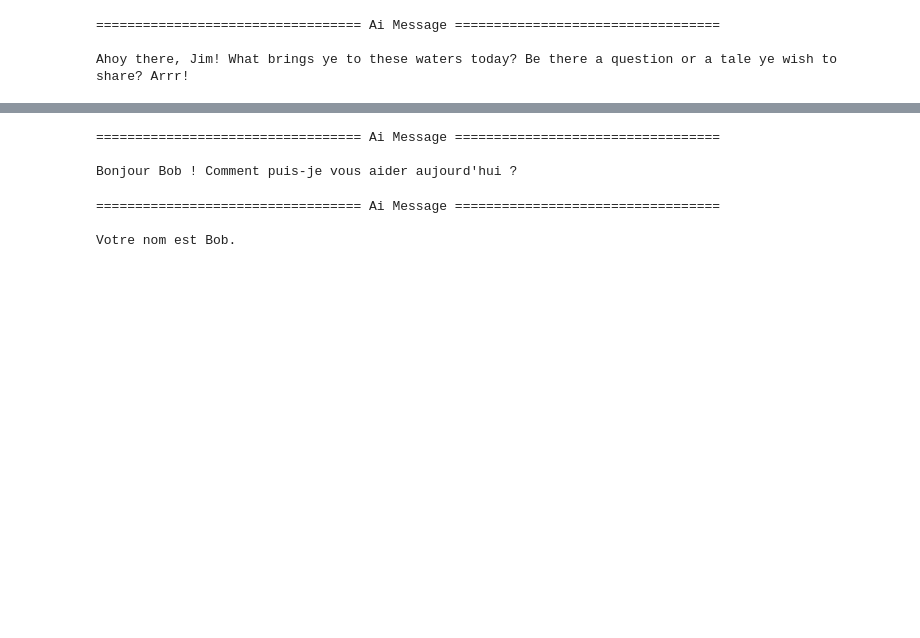
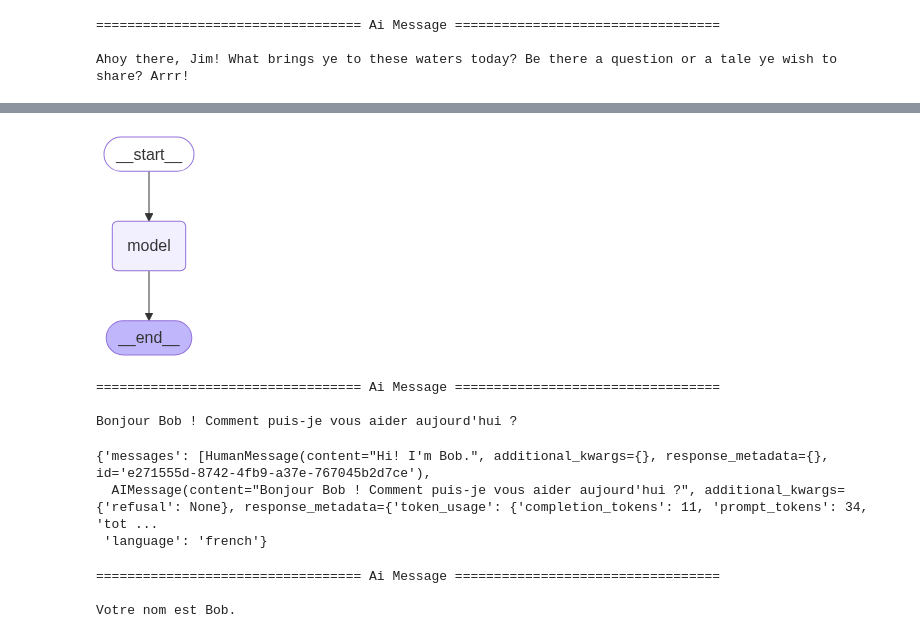
Before and after one commit to EnkrateiaLucca/oreilly_live_training_getting_started_with_langchain, a Jupyter notebook: notebooks/4.0-langgraph-quick-introduction.ipynb, the cells around one changed output, grey strips where cells are left out. Drawn from its saved outputs; the diff is of its cells as text; code cells hidden in the pictures; blank space fills up the shorter version.

```diff
--- a/notebooks/4.0-langgraph-quick-introduction.ipynb
+++ b/notebooks/4.0-langgraph-quick-introduction.ipynb
@@ -290,9 +294,14 @@ def call_model(state: State):
 
 workflow.add_edge(START, "model")
 workflow.add_node("model", call_model)
+workflow.add_edge("model", END)
 
 memory = MemorySaver()
 app = workflow.compile(checkpointer=memory)
+# %%
+Image(app.get_graph().draw_mermaid_png())
+# %% [output]
+[figure, added]
 # %%
 config = {"configurable": {"thread_id": "abc456"}}
 query = "Hi! I'm Bob."
@@ -308,6 +317,12 @@ output["messages"][-1].pretty_print()
 ================================== Ai Message ==================================
 
 Bonjour Bob ! Comment puis-je vous aider aujourd'hui ?
+# %%
+output
+# %% [output]
+{'messages': [HumanMessage(content="Hi! I'm Bob.", additional_kwargs={}, response_metadata={}, id='e271555d-8742-4fb9-a37e-767045b2d7ce'),
+  AIMessage(content="Bonjour Bob ! Comment puis-je vous aider aujourd'hui ?", additional_kwargs={'refusal': None}, response_metadata={'token_usage': {'completion_tokens': 11, 'prompt_tokens': 34, 'tot ...
+ 'language': 'french'}
 # %%
 query = "What is my name?"
 
```
Also changed, not shown: parts of 4 cells of this notebook, 7 other files.
